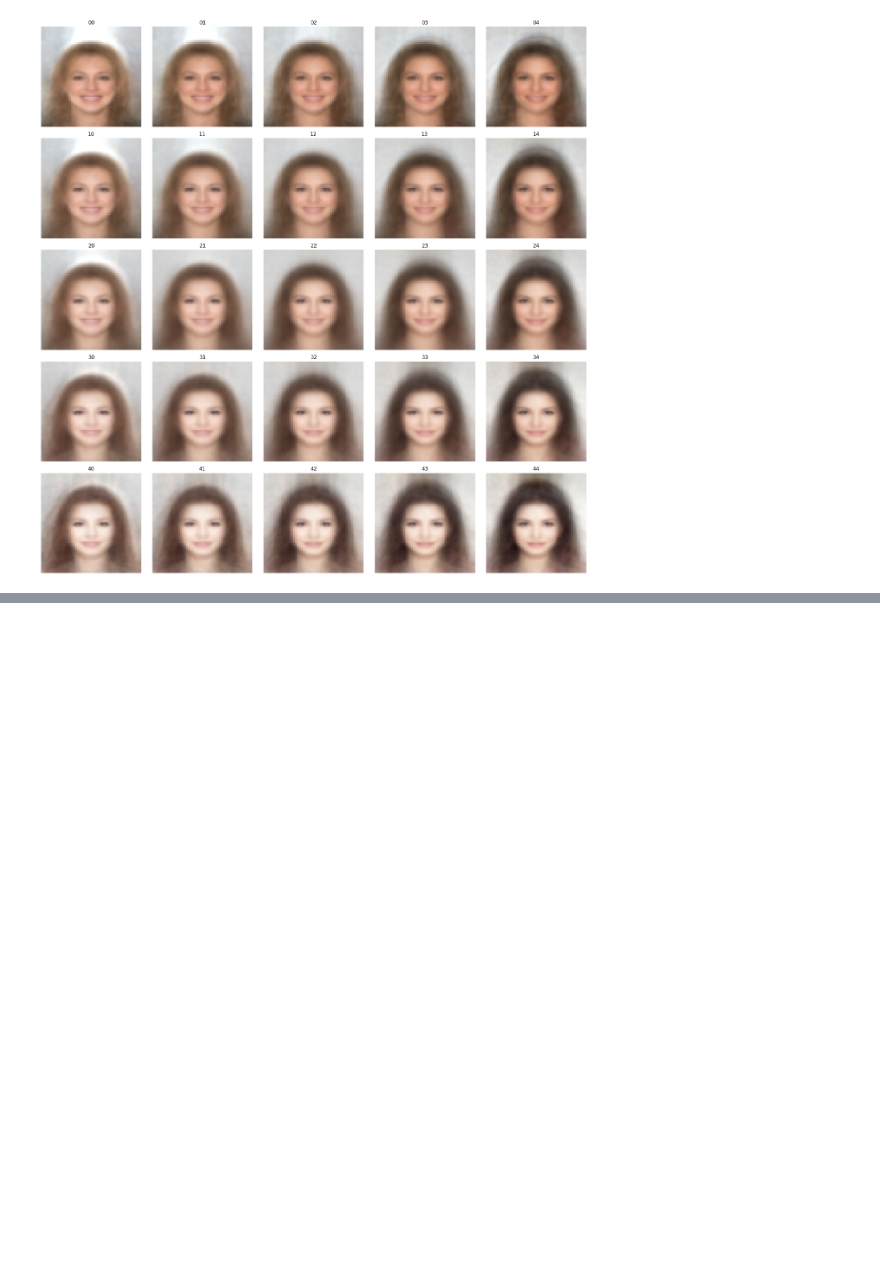
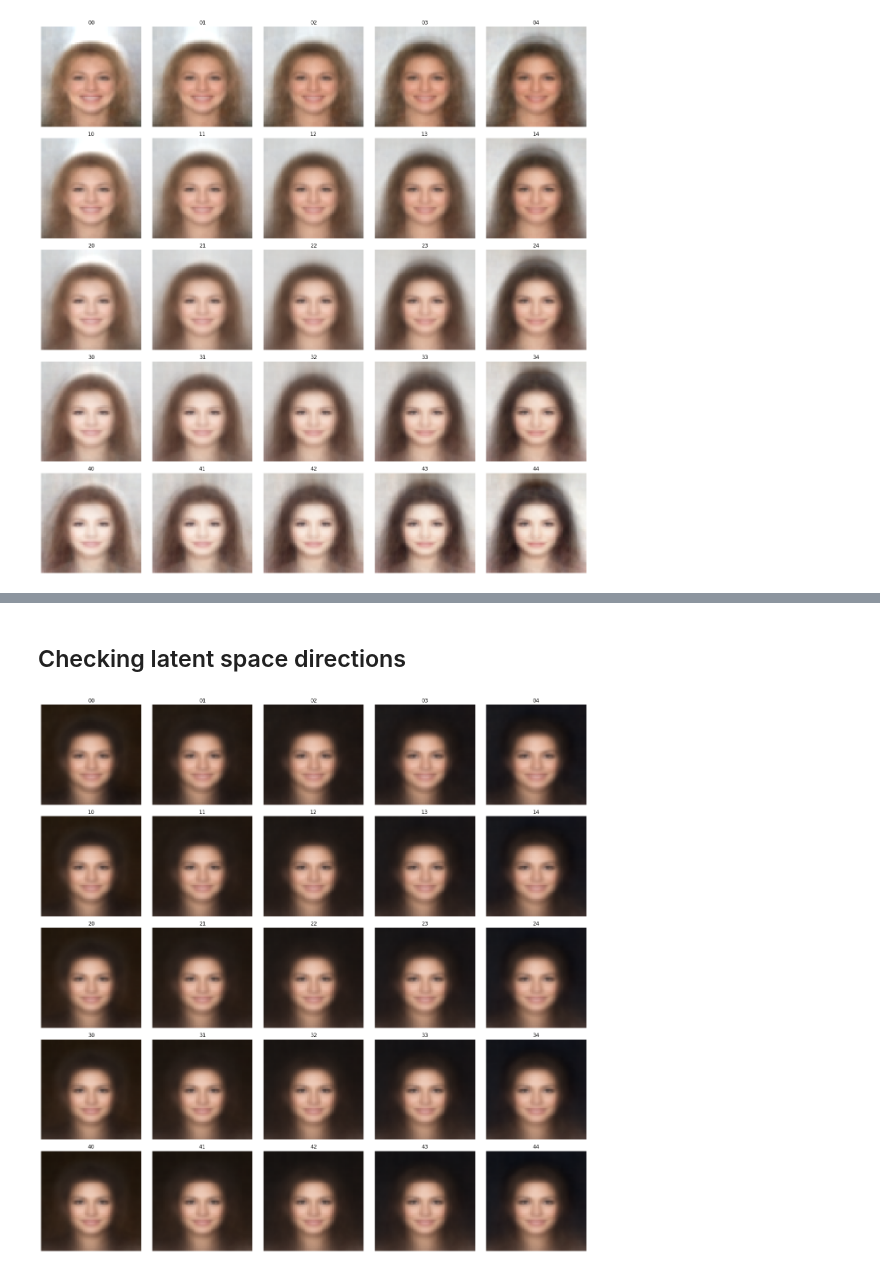
Before and after one commit to KonstantinPakulev/OnGansAndGMMs, a Jupyter notebook: mfa_eval.ipynb, the cells around one changed output, grey strips where cells are left out. Cells and saved outputs as stored; diff of their text form; code cells hidden in the pictures; blank space fills up the shorter version.

```diff
--- a/mfa_eval.ipynb
+++ b/mfa_eval.ipynb
@@ -66,0 +63,6 @@ ndb.plot_hist([(test_samples, "MFA")])
+# %% [markdown]
+## Checking latent space directions
+# %%
+visualize_component_change(ppca_gmm_model, [4,28], [2,2])
+# %% [output]
+[figure, added]
```
Also changed, not shown: parts of 13 cells of this notebook, 4 other files.
